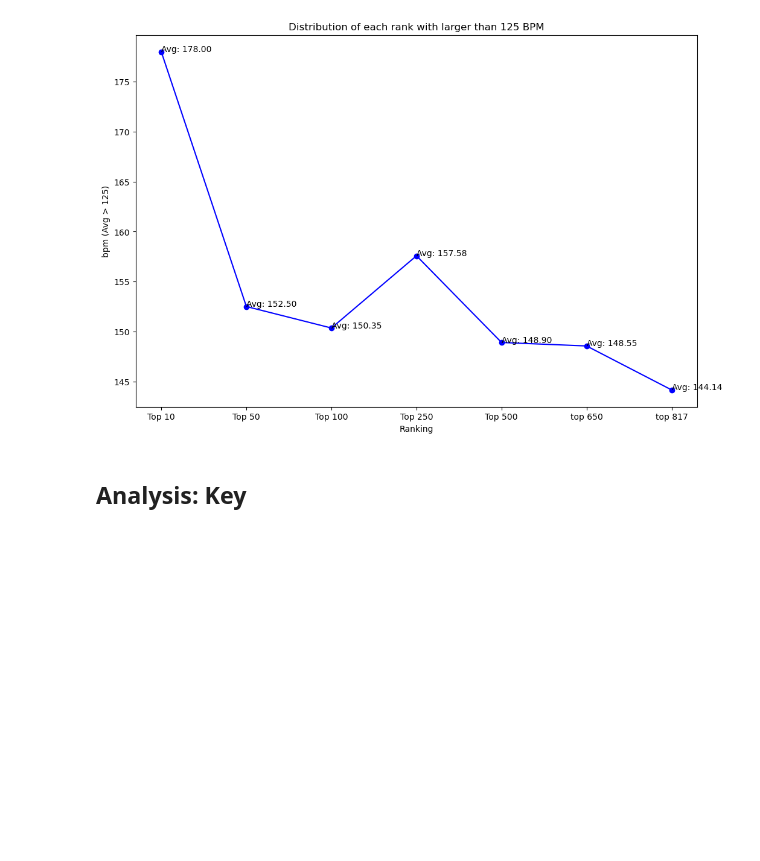
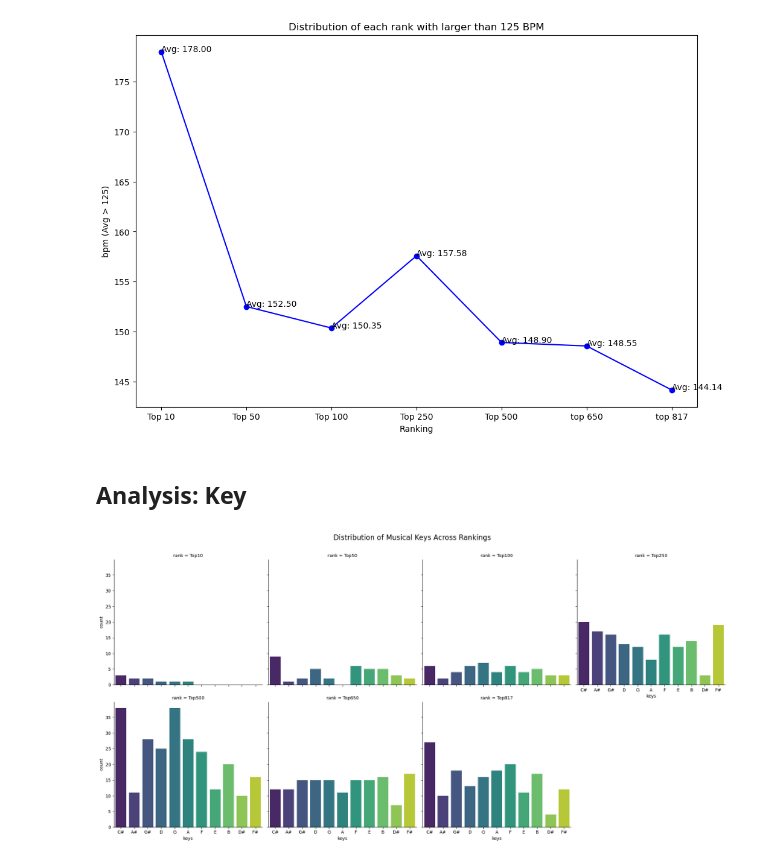
Before and after one commit to low122/Spotify-music-trend, a Jupyter notebook: spotifyAnalysis.ipynb, the cells around one changed output. Cells and saved outputs as stored; diff of their text form; code cells hidden in the pictures; blank space fills up the shorter version.

```diff
--- a/spotifyAnalysis.ipynb
+++ b/spotifyAnalysis.ipynb
@@ -804,3 +859,28 @@ Text(0, 0.5, 'bpm (Avg > 125)')
 # %% [markdown]
 **Analysis: Key**
 -
+# %%
+df_available_keys = pd.DataFrame(columns = ['keys', 'count', 'rank'])
+
+for i, df in enumerate(rank_songs):
+    curr_df = df['key'].value_counts().reset_index()
+    curr_df.columns = ['keys', 'count']
+    curr_df['rank'] = rank_labels[i]
+    df_available_keys = pd.concat([df_available_keys, curr_df], axis = 0)
+
+g = sns.catplot(
+    data = df_available_keys,
+    x = 'keys',
+    y = 'count',
+    col = 'rank',
+    col_wrap = 4,
+    kind = 'bar',
+    palette = 'viridis'
+)
+
+plt.subplots_adjust(top=0.9)
+g.fig.suptitle('Distribution of Musical Keys Across Rankings', fontsize=16)
+
+plt.show()
+# %% [output]
+[figure, added]
```
Also changed, not shown: parts of 11 cells of this notebook.
